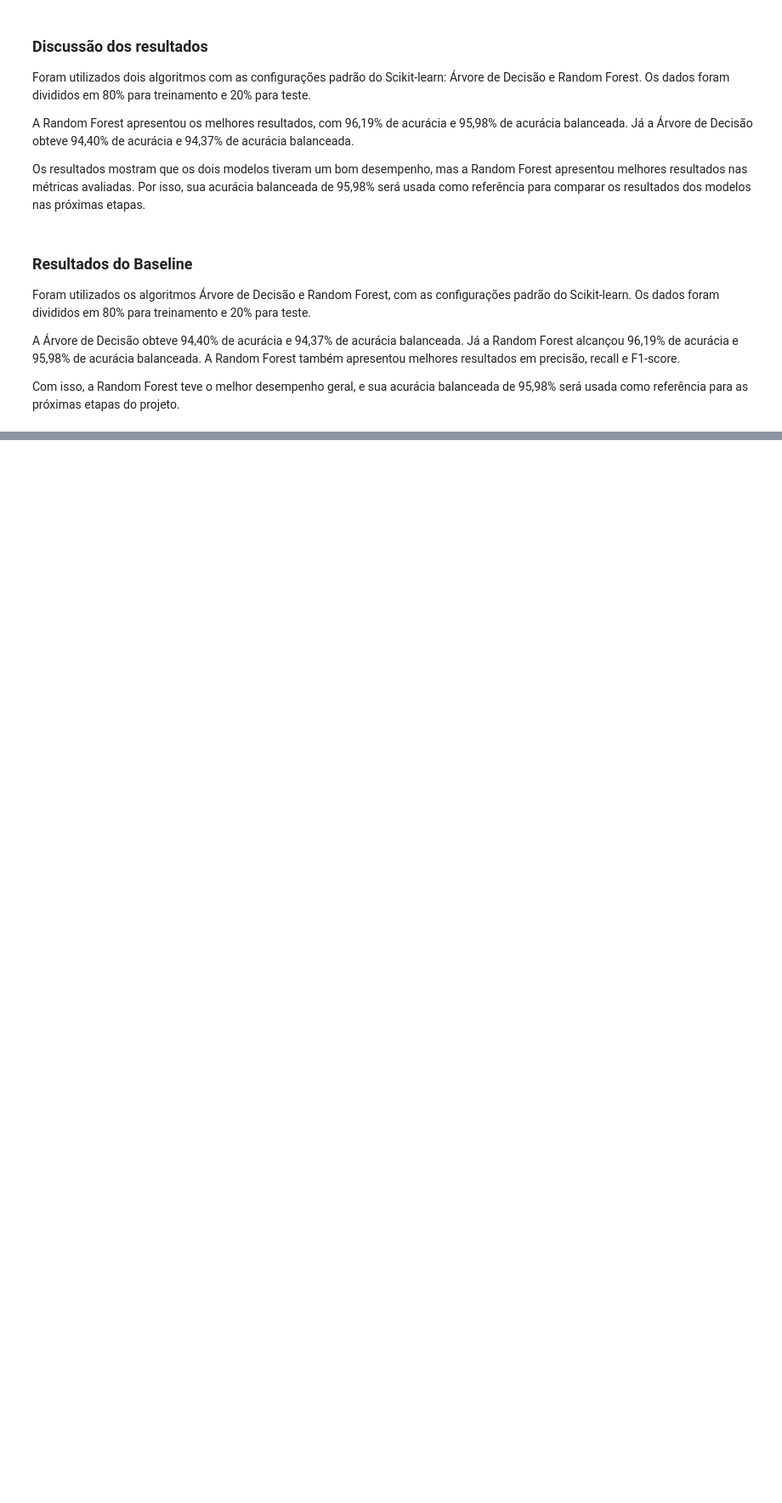
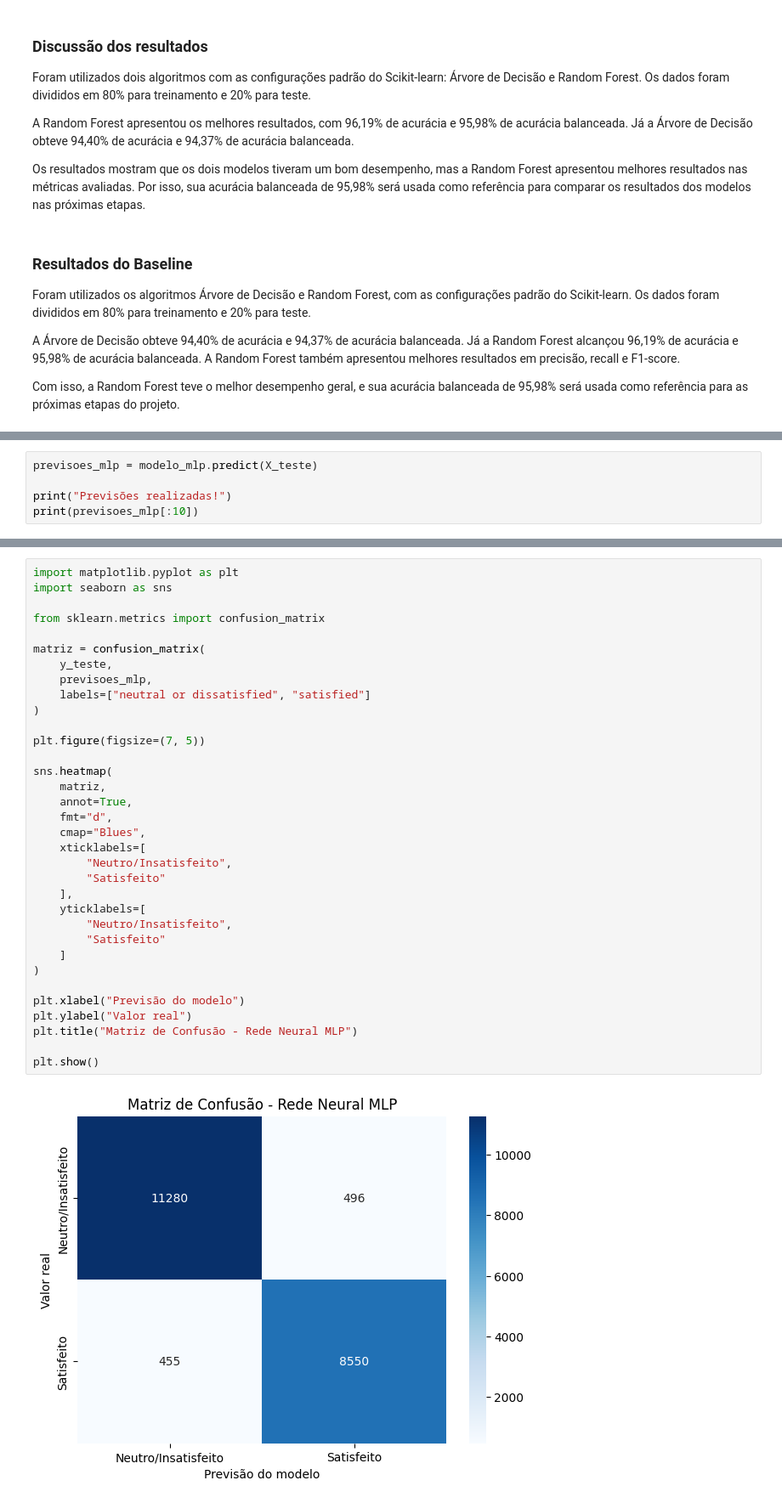
Before and after one commit to Rianfrancielton/IA-e-Matematica-Aplicada, a Jupyter notebook: TDE_3.ipynb, the cells around one changed output, grey strips where cells are left out. Shown at 85% size. Drawn from its saved outputs; the diff is of its cells as text; blank space fills up the shorter version.

```diff
--- a/TDE_3.ipynb
+++ b/TDE_3.ipynb
@@ -189,0 +724,5 @@ Com isso, a Random Forest teve o melhor desempenho geral, e sua acurácia balanc
+# %%
+previsoes_mlp = modelo_mlp.predict(X_teste)
+
+print("Previsões realizadas!")
+print(previsoes_mlp[:10])
@@ -189,0 +794,36 @@ Com isso, a Random Forest teve o melhor desempenho geral, e sua acurácia balanc
+# %%
+import matplotlib.pyplot as plt
+import seaborn as sns
+
+from sklearn.metrics import confusion_matrix
+
+matriz = confusion_matrix(
+    y_teste,
+    previsoes_mlp,
+    labels=["neutral or dissatisfied", "satisfied"]
+)
+
+plt.figure(figsize=(7, 5))
+
+sns.heatmap(
+    matriz,
+    annot=True,
+    fmt="d",
+    cmap="Blues",
+    xticklabels=[
+        "Neutro/Insatisfeito",
+        "Satisfeito"
+    ],
+    yticklabels=[
+        "Neutro/Insatisfeito",
+        "Satisfeito"
+    ]
+)
+
+plt.xlabel("Previsão do modelo")
+plt.ylabel("Valor real")
+plt.title("Matriz de Confusão - Rede Neural MLP")
+
+plt.show()
+# %% [output]
+[figure, added]
```
Also changed, not shown: parts of 59 cells of this notebook.
